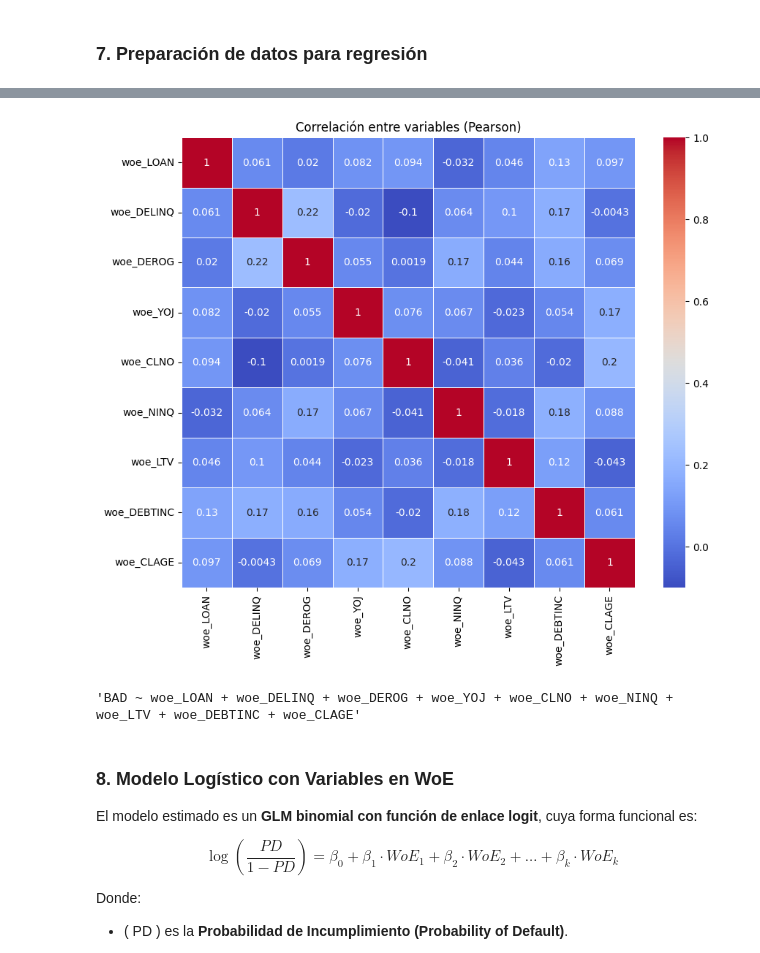
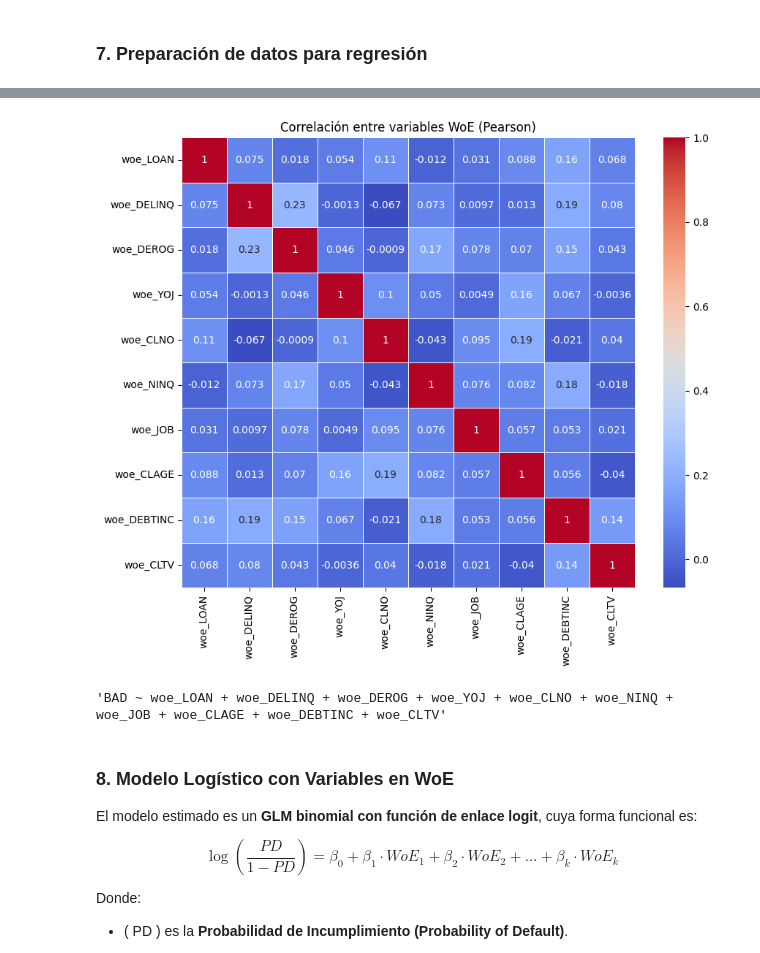
Before and after one commit to Karimhh8/tfm-data-science-credit-risk-karim, a Jupyter notebook: notebooks/02_PREP_WoE_LogisticRegression.ipynb, the cells around one changed output, grey strips where cells are left out. Saved outputs shown, nothing was run; the diff lists cells and outputs as text; code cells hidden in the pictures.

```diff
--- a/notebooks/02_PREP_WoE_LogisticRegression.ipynb
+++ b/notebooks/02_PREP_WoE_LogisticRegression.ipynb
@@ -65,7 +65,7 @@ RuntimeError('Unrecognized new version of ortools (9.15.6755). Expected < 9.15.0
 ### 2. Carga y transformación de variables
 # %%
 # Cargar el dataset y hacer una copia
-hmeq = pd.read_csv('data/hmeq.csv')
+hmeq = pd.read_csv('../data/raw/hmeq.csv')
 hmeq_prep = hmeq.copy()
 # %%
 # Creación de variable financiera LTV (Loan to Value)
@@ -372,15 +404,17 @@ bin_DEBTINC.binning_table.plot("woe")
 ### 7. Preparación de datos para regresión
 # %%
 # transformacion de numéricas a categóricas con los bins obtenidos
-train["woe_LOAN"]    = bin_LOAN.transform(train["LOAN"], metric="woe")
-train["woe_DELINQ"]  = bin_DELINQ.transform(train["DELINQ"], metric="woe")
-train["woe_DEROG"]   = bin_DEROG.transform(train["DEROG"], metric="woe")
-train["woe_YOJ"]     = bin_YOJ.transform(train["YOJ"], metric="woe")
-train["woe_CLNO"]    = bin_CLNO.transform(train["CLNO"], metric="woe")
-train["woe_NINQ"]    = bin_NINQ.transform(train["NINQ"], metric="woe")
-train["woe_LTV"]     = bin_LTV.transform(train["LTV"], metric="woe")
+train["woe_LOAN"] = bin_LOAN.transform(train["LOAN"], metric="woe")
+train["woe_DELINQ"] = bin_DELINQ.transform(train["DELINQ"], metric="woe")
+train["woe_DEROG"] = bin_DEROG.transform(train["DEROG"], metric="woe")
+train["woe_YOJ"] = bin_YOJ.transform(train["YOJ"], metric="woe")
+train["woe_CLNO"] = bin_CLNO.transform(train["CLNO"], metric="woe")
+train["woe_NINQ"] = bin_NINQ.transform(train["NINQ"], metric="woe")
+train["woe_JOB"] = bin_JOB.transform(train["JOB"], metric="woe")
+train["woe_CLAGE"] = bin_CLAGE.transform(train["CLAGE"], metric="woe")
 train["woe_DEBTINC"] = bin_DEBTINC.transform(train["DEBTINC"], metric="woe")
-train["woe_CLAGE"] = bin_CLAGE.transform(train["CLAGE"], metric="woe")
+train["woe_CLTV"] = bin_CLTV.transform(train["CLTV"], metric="woe")
+train["woe_REASON"] = bin_REASON.transform(train["REASON"], metric="woe")
 # %%
 train.columns
 # %% [output]
@@ -423,18 +461,20 @@ Index(['BAD', 'LOAN', 'REASON', 'JOB', 'YOJ', 'DEROG', 'DELINQ', 'CLAGE',
       dtype='object')
 # %%
 # correlacion
-variables_relevantes = [
+variables_woe = [
     "woe_LOAN",
     "woe_DELINQ",
     "woe_DEROG",
     "woe_YOJ",
     "woe_CLNO",
     "woe_NINQ",
-    "woe_LTV",
+    "woe_JOB",
+    "woe_CLAGE",
     "woe_DEBTINC",
-    "woe_CLAGE"
+    "woe_CLTV",
+    # "woe_REASON" # Tras correr el modelo, la variable no aporta información relevante.
 ]
 
-correlations = train[variables_relevantes].corr()
+correlations = train[variables_woe].corr().round(4)
 correlations
 # %% [output]
@@ -451,22 +492,22 @@ correlations
 # %%
 plt.figure(figsize=(10, 8))
 sns.heatmap(correlations,
             annot=True,
             cmap="coolwarm",
             linewidths=0.5)
 
-plt.title("Correlación entre variables (Pearson)")
+plt.title("Correlación entre variables WoE (Pearson)")
 plt.show()
 
 # No hay multicolinealidad relevante y no es necesario eliminar ninguna por correlación.
 # %% [output]
-[figure, old version]
+[figure, new version]
 # %%
 # las variables relevantes para el modelo serán las transformadas con WoE
-formula = "BAD ~ " + " + ".join(variables_relevantes)
+formula = "BAD ~ " + " + ".join(variables_woe)
 formula
 # %% [output]
-'BAD ~ woe_LOAN + woe_DELINQ + woe_DEROG + woe_YOJ + woe_CLNO + woe_NINQ + woe_LTV + woe_DEBTINC + woe_CLAGE'
+'BAD ~ woe_LOAN + woe_DELINQ + woe_DEROG + woe_YOJ + woe_CLNO + woe_NINQ + woe_JOB + woe_CLAGE + woe_DEBTINC + woe_CLTV'
 # %% [markdown]
 ### 8. Modelo Logístico con Variables en WoE
 
```
Also changed, not shown: parts of 44 cells of this notebook, 3 other files.
